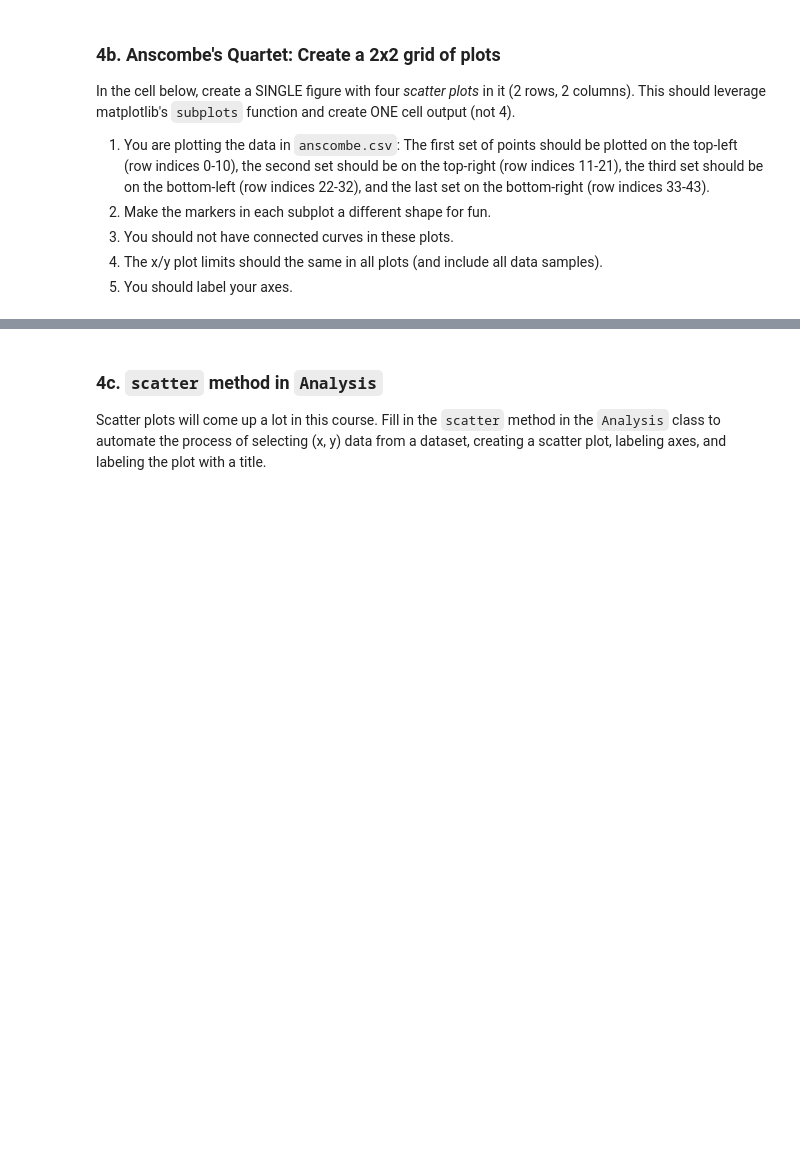
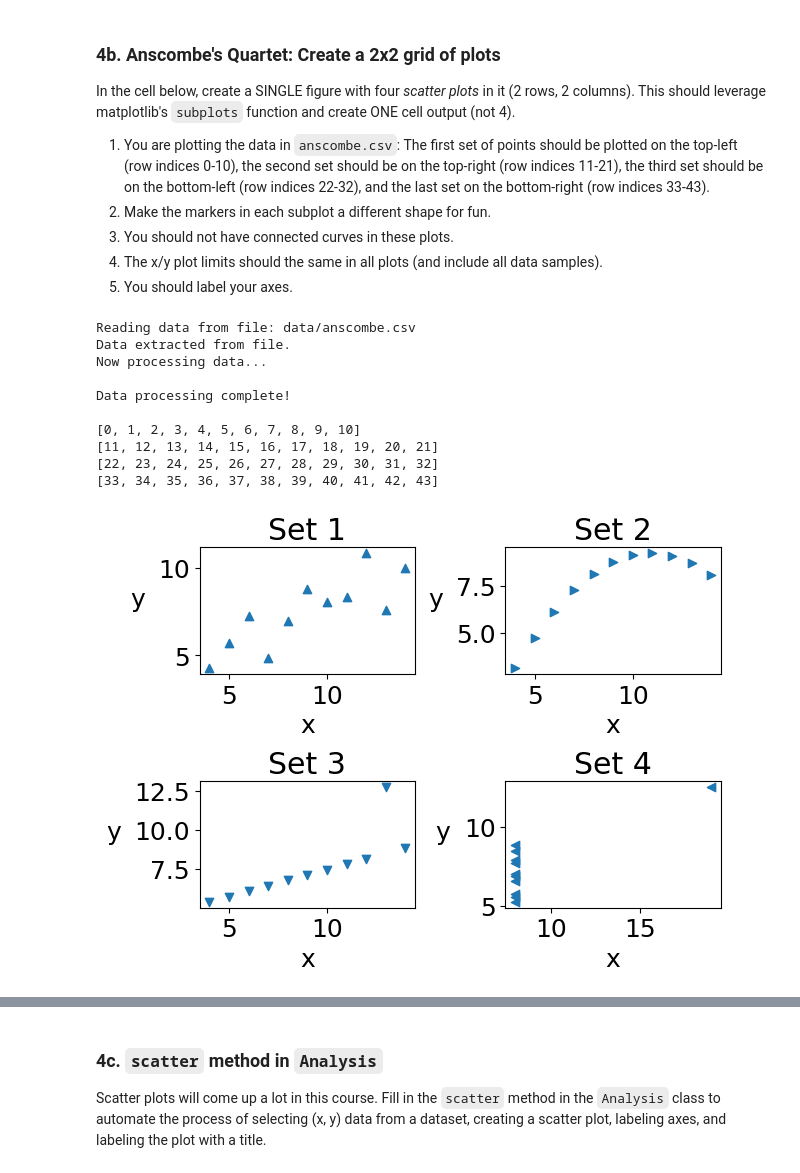
Before and after one commit to schiffinor/dataVisualization, a Jupyter notebook: Project1/analysis.ipynb, the cells around one changed output, grey strips where cells are left out. Saved outputs shown, nothing was run; the diff lists cells and outputs as text; code cells hidden in the pictures; blank space fills up the shorter version.

```diff
--- a/Project1/analysis.ipynb
+++ b/Project1/analysis.ipynb
@@ -477,3 +497,31 @@ In the cell below, create a SINGLE figure with four *scatter plots* in it (2 row
 3. You should not have connected curves in these plots.
 4. The x/y plot limits should the same in all plots (and include all data samples).
 5. You should label your axes.
+# %%
+set_data = Data('data/anscombe.csv')
+fig, axes = plt.subplots(2, 2)
+
+for i, ax in enumerate(axes.flatten()):
+    rows = range(i*11, (i+1)*11)
+    print(list(rows))
+    x = set_data.select_data([set_data.get_headers()[1]],rows)
+    y = set_data.select_data([set_data.get_headers()[2]],rows)
+    ax.scatter(x, y, marker=["^", ">", "v", "<"][i])
+    ax.set_title(f'Set {i+1}')
+    ax.set_xlabel('x')
+    ax.set_ylabel('y', rotation=0, labelpad=15)
+
+plt.tight_layout(pad=.5)
+plt.show()
+# %% [output]
+Reading data from file: data/anscombe.csv
+Data extracted from file.
+Now processing data...
+
+Data processing complete!
+
+[0, 1, 2, 3, 4, 5, 6, 7, 8, 9, 10]
+[11, 12, 13, 14, 15, 16, 17, 18, 19, 20, 21]
+[22, 23, 24, 25, 26, 27, 28, 29, 30, 31, 32]
+[33, 34, 35, 36, 37, 38, 39, 40, 41, 42, 43]
+[figure, added]
```
Also changed, not shown: parts of 7 cells of this notebook, 13 other files.
